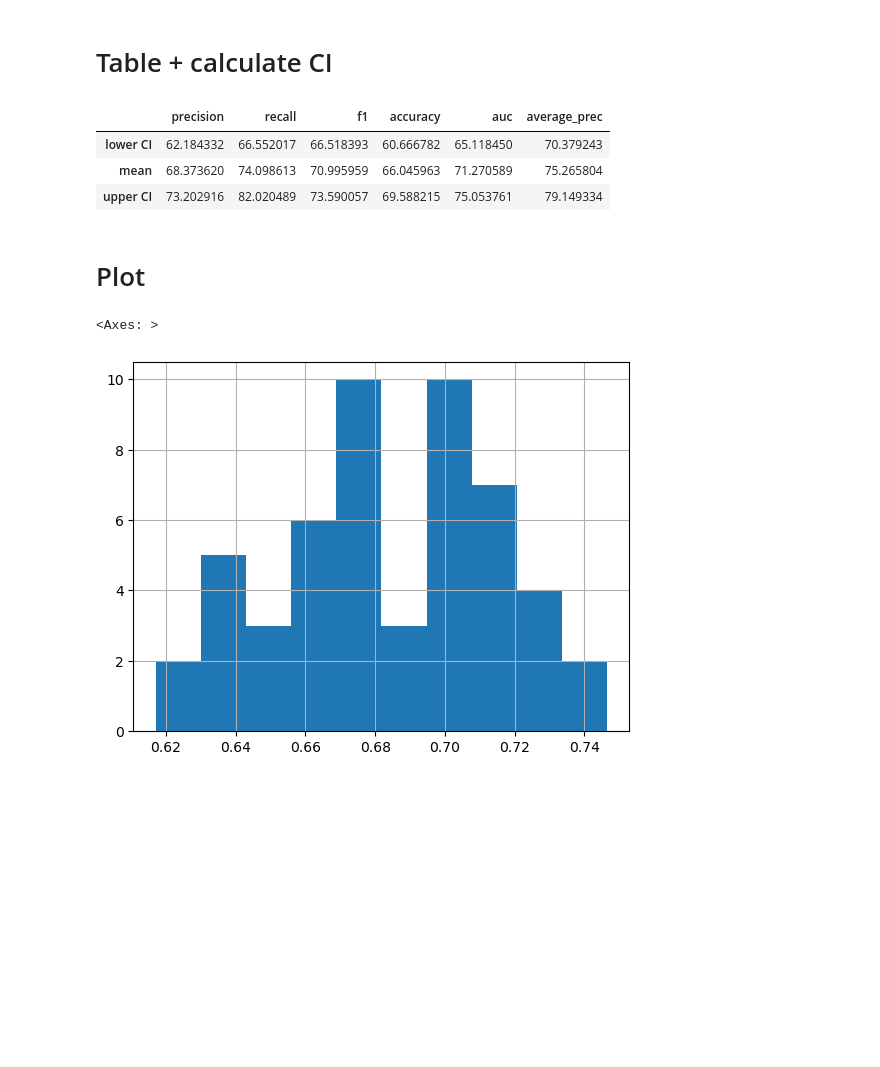
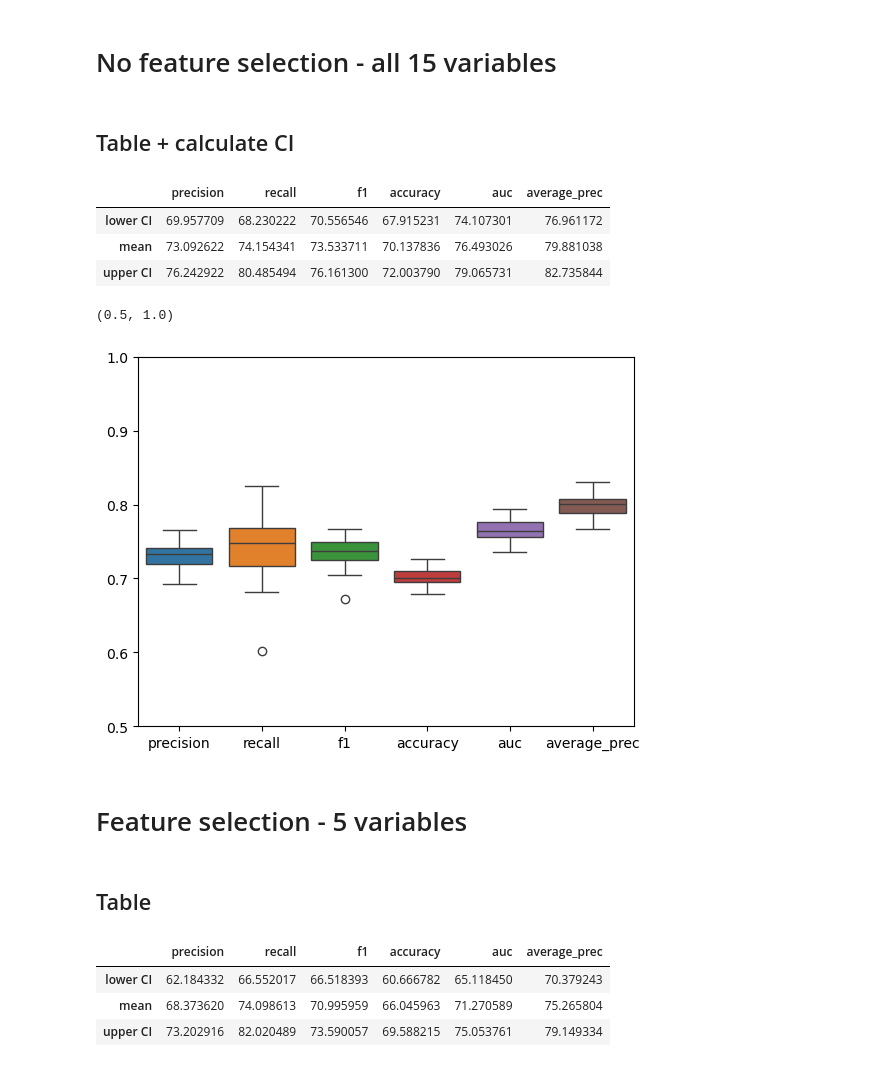
Before and after one commit to sonjakatz/myaReg-genderDifferences, a Jupyter notebook: scripts/30_prediction/31_analysePerformance.ipynb, the cells around one changed output. Cells and saved outputs as stored; diff of their text form; code cells hidden in the pictures; blank space fills up the shorter version.

Commit message:
analysed bootstrapped predictions

```diff
--- a/scripts/30_prediction/31_analysePerformance.ipynb
+++ b/scripts/30_prediction/31_analysePerformance.ipynb
@@ -9,3 +9,33 @@ import numpy as np
 
 sys.path.append("../")
 PATH = "../../"
+# %% [markdown]
+# No feature selection - all 15 variables
+# %%
+'''
+Prepare data --> change here for different setups!
+'''
+
+### Manually selected vars
+varFolder = "manual_selection"
+var = f"allVars_mgfaRecoded"
+
+'''
+Read data
+'''
+metrics = ["precision",
+            "recall",
+            "f1",
+            "accuracy",
+            "model",
+            "auc",
+            "average_prec"]
+
+PATH_res = f"{PATH}/results/30_predictions/{varFolder}/{var}/modelComparison"
+df = pd.read_csv(f"{PATH_res}/prediction_cv_test_rfc.csv")
+df.index = metrics
+df = df.T
+df.drop(["model"], axis=1, inplace=True)
+df = df.astype("float64")
+# %% [markdown]
+## Table + calculate CI
@@ -12,3 +45,35 @@ PATH = "../../"
+# %%
+dic_CI = dict()
+for i in df.columns:
+    p = ((1.0-alpha)/2.0) * 100
+    lower = max(0.0, np.percentile(df[i], p))
+    p = (alpha+((1.0-alpha)/2.0)) * 100
+    upper = min(1.0, np.percentile(df[i], p))
+
+    dic_CI[i] = [lower*100, df[i].mean()*100, upper*100]
+
+df_CI = pd.DataFrame.from_dict(dic_CI)
+df_CI.index = ["lower CI", "mean", "upper CI"]
+df_CI.to_csv(f"{PATH_res}/CI_performances.csv")
+
+df_CI
+# %% [output]
+|  | precision | recall | f1 | accuracy | auc | average_prec |
+| lower CI | 69.957709 | 68.230222 | 70.556546 | 67.915231 | 74.107301 | 76.961172 |
+| mean | 73.092622 | 74.154341 | 73.533711 | 70.137836 | 76.493026 | 79.881038 |
+| upper CI | 76.242922 | 80.485494 | 76.161300 | 72.003790 | 79.065731 | 82.735844 |
+# %%
+fig, ax = plt.subplots()
+
+df_15 = df.copy()
+df_15["vars"] = "manual"
+sns.boxplot(data=df_15)
+ax.set_ylim(0.5, 1)
+# %% [output]
+(0.5, 1.0)
+[figure, added]
+# %% [markdown]
+# Feature selection - 5 variables
 # %%
 '''
 Prepare data --> change here for different setups!
@@ -42,4 +103,4 @@ df = df.T
 df.drop(["model"], axis=1, inplace=True)
 df = df.astype("float64")
 # %% [markdown]
-# Table + calculate CI
+## Table
@@ -67,10 +127,3 @@ df_CI
 | lower CI | 62.184332 | 66.552017 | 66.518393 | 60.666782 | 65.118450 | 70.379243 |
 | mean | 68.373620 | 74.098613 | 70.995959 | 66.045963 | 71.270589 | 75.265804 |
 | upper CI | 73.202916 | 82.020489 | 73.590057 | 69.588215 | 75.053761 | 79.149334 |
-# %% [markdown]
-# Plot
-# %%
-df["precision"].hist()
-# %% [output]
-<Axes: >
-[figure, removed]
```
Also changed, not shown: parts of 10 cells of this notebook, 5 other files.
